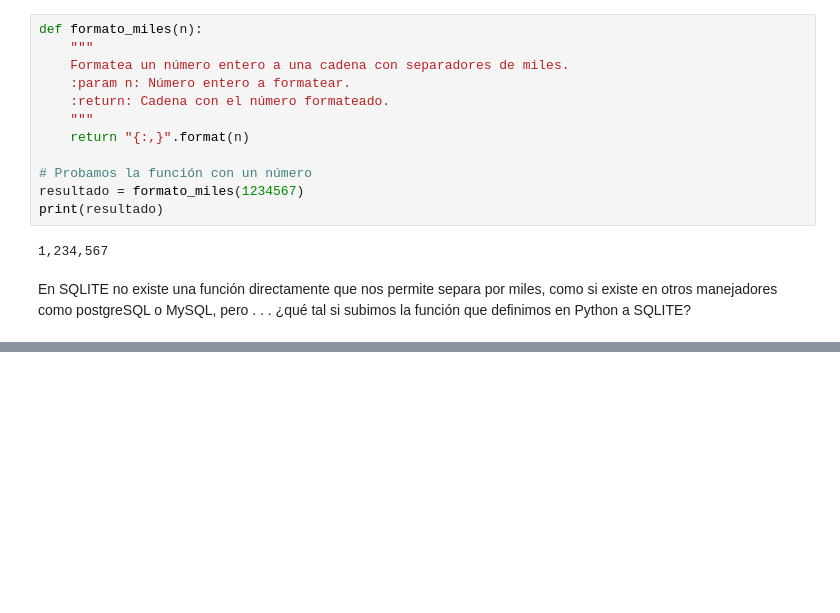
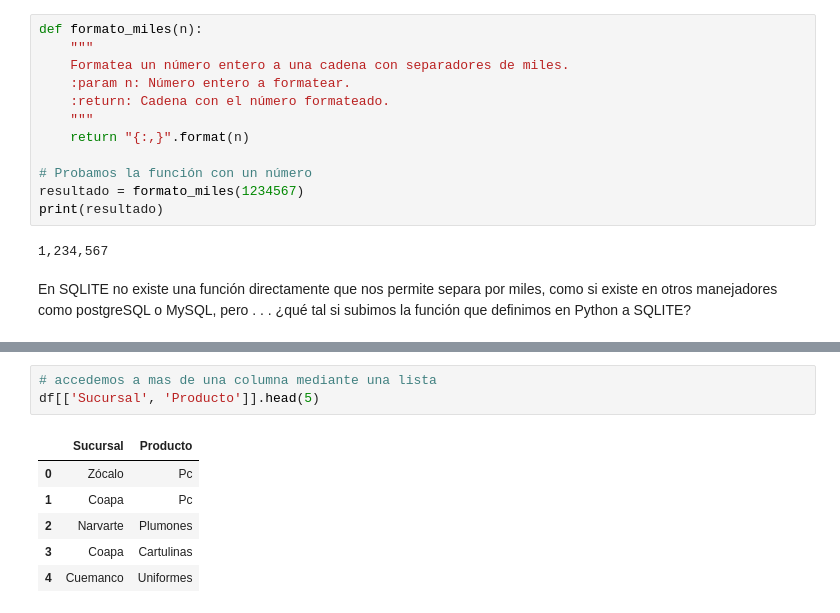
Before and after one commit to LuisApaez/ProgramacionNube, a Jupyter notebook: PyBiS_Basico_Notebooks/Clase_05.ipynb, the cells around one changed output, grey strips where cells are left out. Drawn from its saved outputs; the diff is of its cells as text; blank space fills up the shorter version.

```diff
--- a/PyBiS_Basico_Notebooks/Clase_05.ipynb
+++ b/PyBiS_Basico_Notebooks/Clase_05.ipynb
@@ -225,0 +471,10 @@ NameError: name 'sql' is not defined
+# %%
+# accedemos a mas de una columna mediante una lista
+df[['Sucursal', 'Producto']].head(5)
+# %% [output]
+|  | Sucursal | Producto |
+| 0 | Zócalo | Pc |
+| 1 | Coapa | Pc |
+| 2 | Narvarte | Plumones |
+| 3 | Coapa | Cartulinas |
+| 4 | Cuemanco | Uniformes |
```
Also changed, not shown: parts of 36 cells of this notebook.
